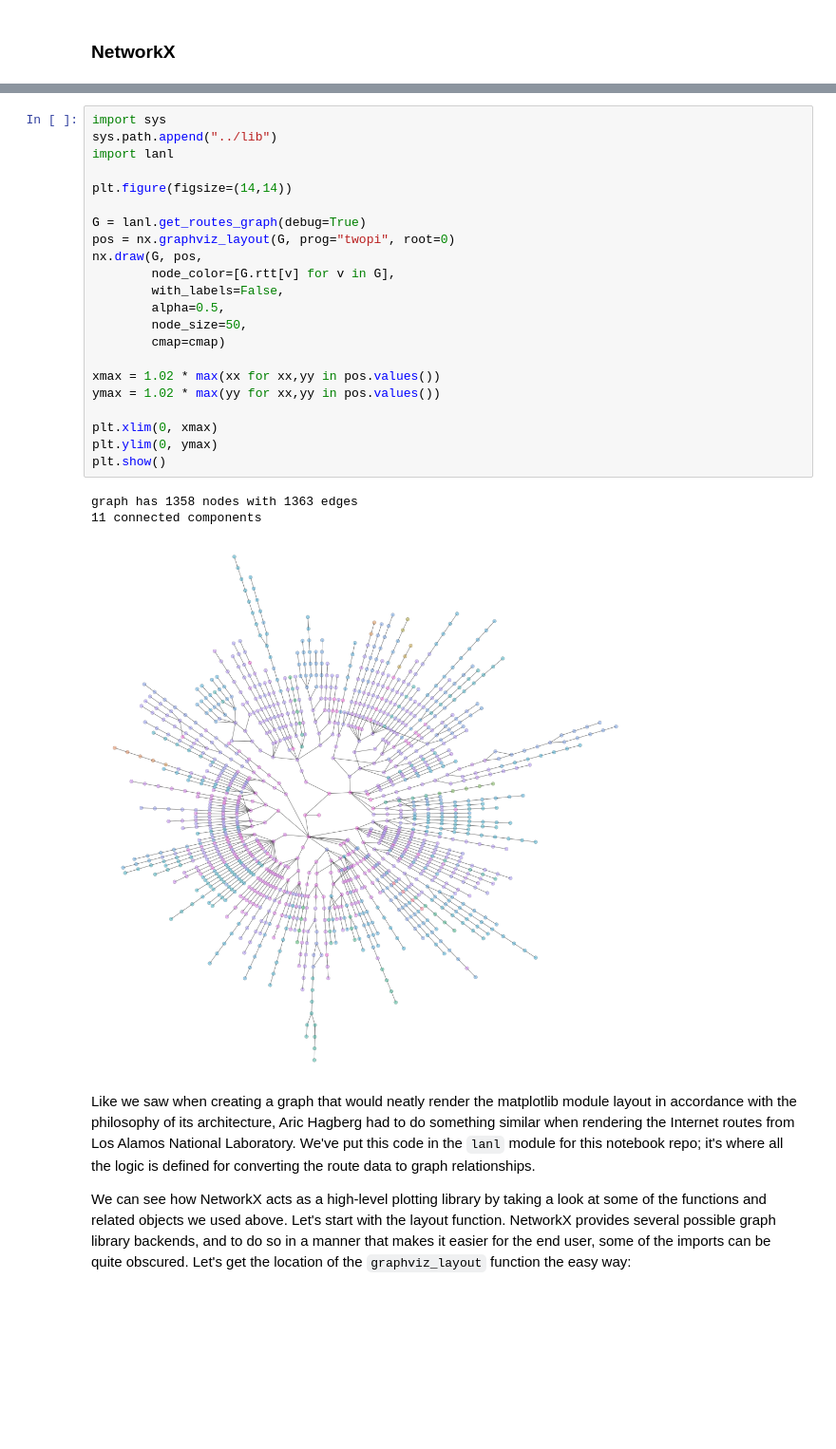
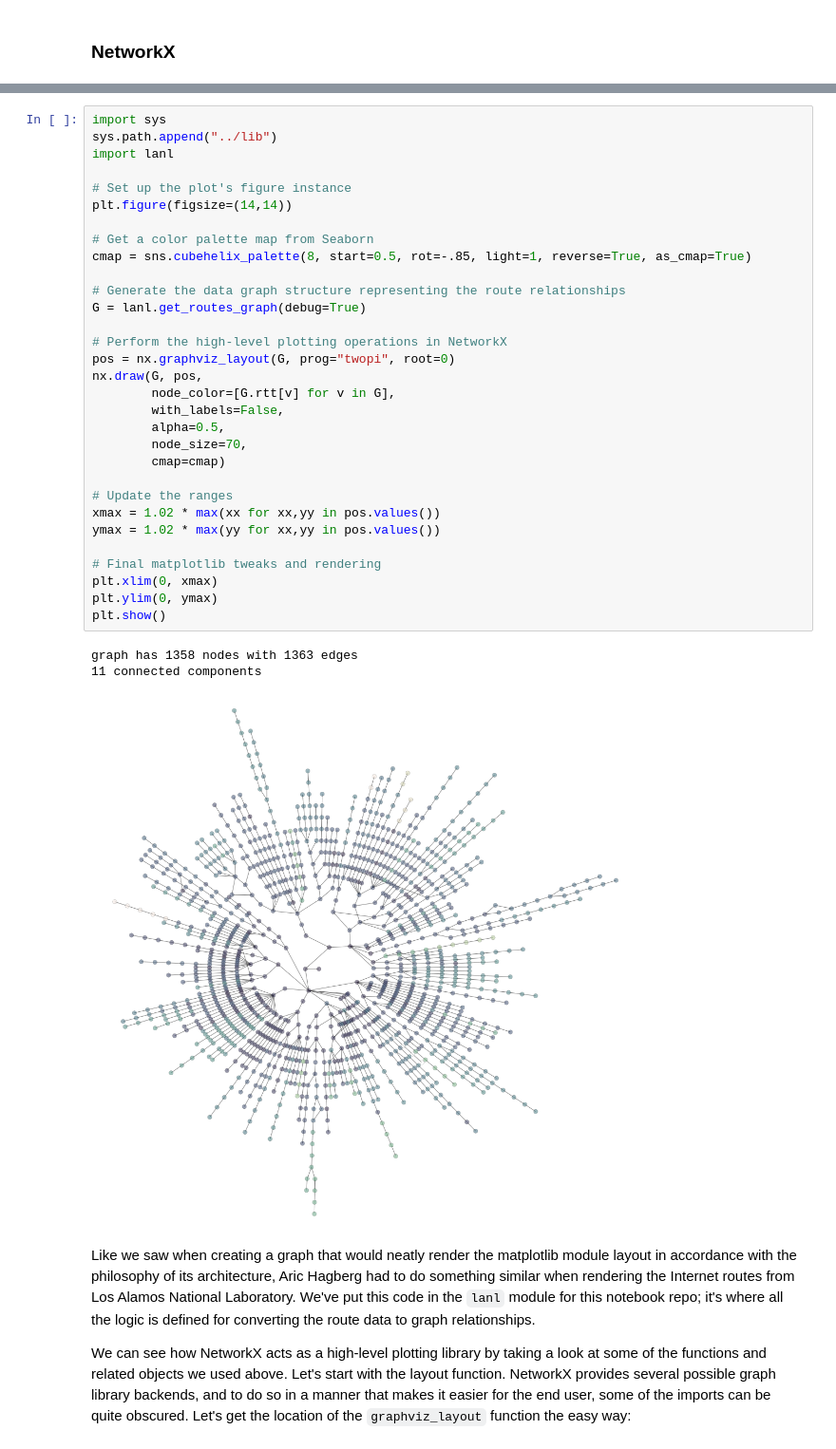
Before and after one commit to masteringmatplotlib/high-level, a Jupyter notebook: notebooks/mmpl-high-level.ipynb, the cells around one changed output, grey strips where cells are left out. Shown at 95% size. Saved outputs shown, nothing was run; the diff lists cells and outputs as text; blank space fills up the shorter version.

Commit message:
Added data and latest work on notebook.

```diff
--- a/notebooks/mmpl-high-level.ipynb
+++ b/notebooks/mmpl-high-level.ipynb
@@ -176,29 +177,38 @@ As we saw in the *architecture* notebook, NetworkX provides high-level matplotli
 # %%
 import sys
 sys.path.append("../lib")
 import lanl
 
+# Set up the plot's figure instance
 plt.figure(figsize=(14,14))
 
+# Get a color palette map from Seaborn
+cmap = sns.cubehelix_palette(8, start=0.5, rot=-.85, light=1, reverse=True, as_cmap=True)
+
+# Generate the data graph structure representing the route relationships
 G = lanl.get_routes_graph(debug=True)
+
+# Perform the high-level plotting operations in NetworkX
 pos = nx.graphviz_layout(G, prog="twopi", root=0)
 nx.draw(G, pos,
         node_color=[G.rtt[v] for v in G],
         with_labels=False,
         alpha=0.5,
-        node_size=50,
+        node_size=70,
         cmap=cmap)
 
+# Update the ranges
 xmax = 1.02 * max(xx for xx,yy in pos.values())
 ymax = 1.02 * max(yy for xx,yy in pos.values())
 
+# Final matplotlib tweaks and rendering
 plt.xlim(0, xmax)
 plt.ylim(0, ymax)
 plt.show()
 # %% [output]
 graph has 1358 nodes with 1363 edges
 11 connected components
-[figure, old version]
+[figure, new version]
 # %% [markdown]
 Like we saw when creating a graph that would neatly render the matplotlib module layout in accordance with the philosophy of its architecture, Aric Hagberg had to do something similar when rendering the Internet routes from Los Alamos National Laboratory. We've put this code in the ``lanl`` module for this notebook repo; it's where all the logic is defined for converting the route data to graph relationships.
 
```
Also changed, not shown: parts of 52 cells of this notebook, 4 other files.
